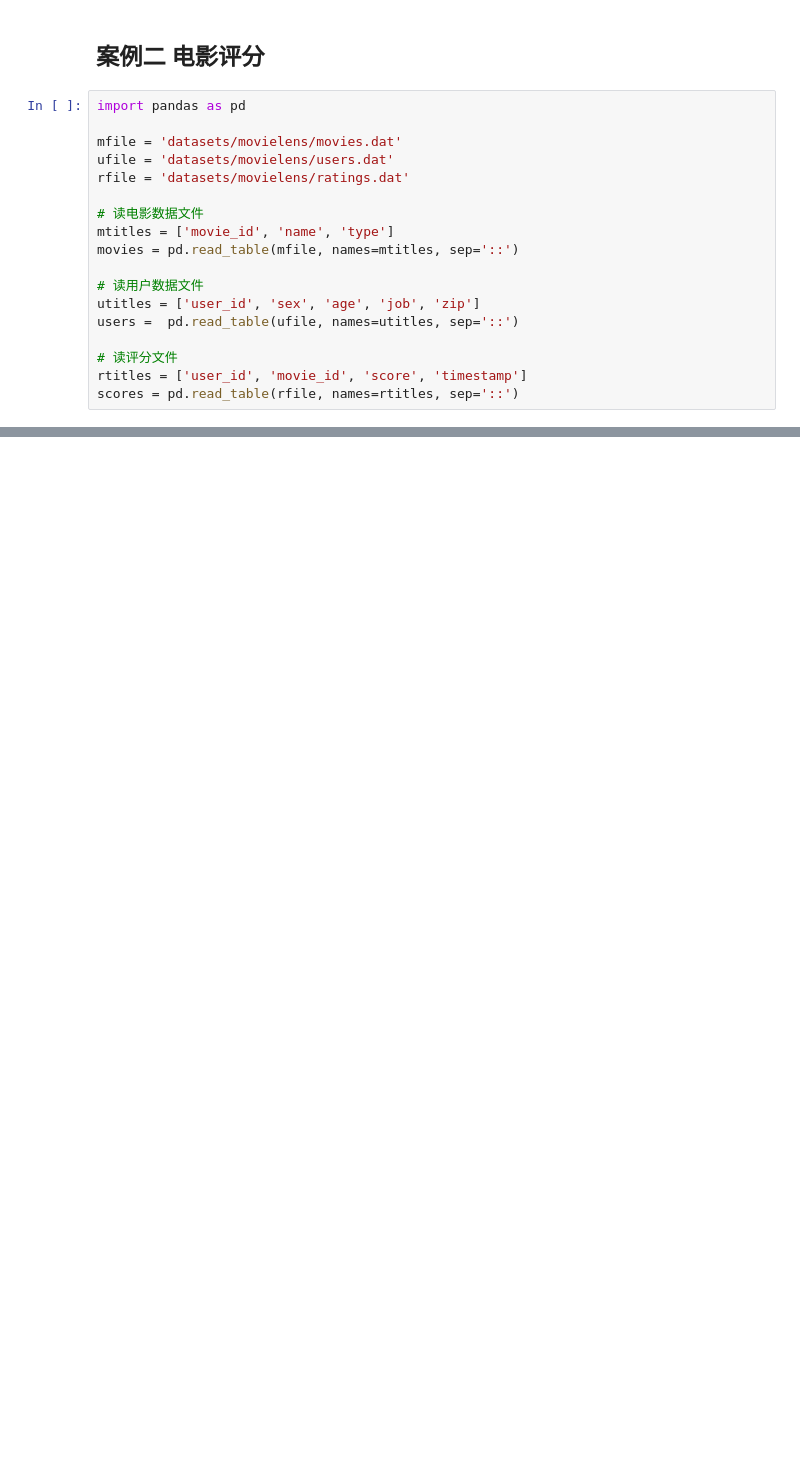
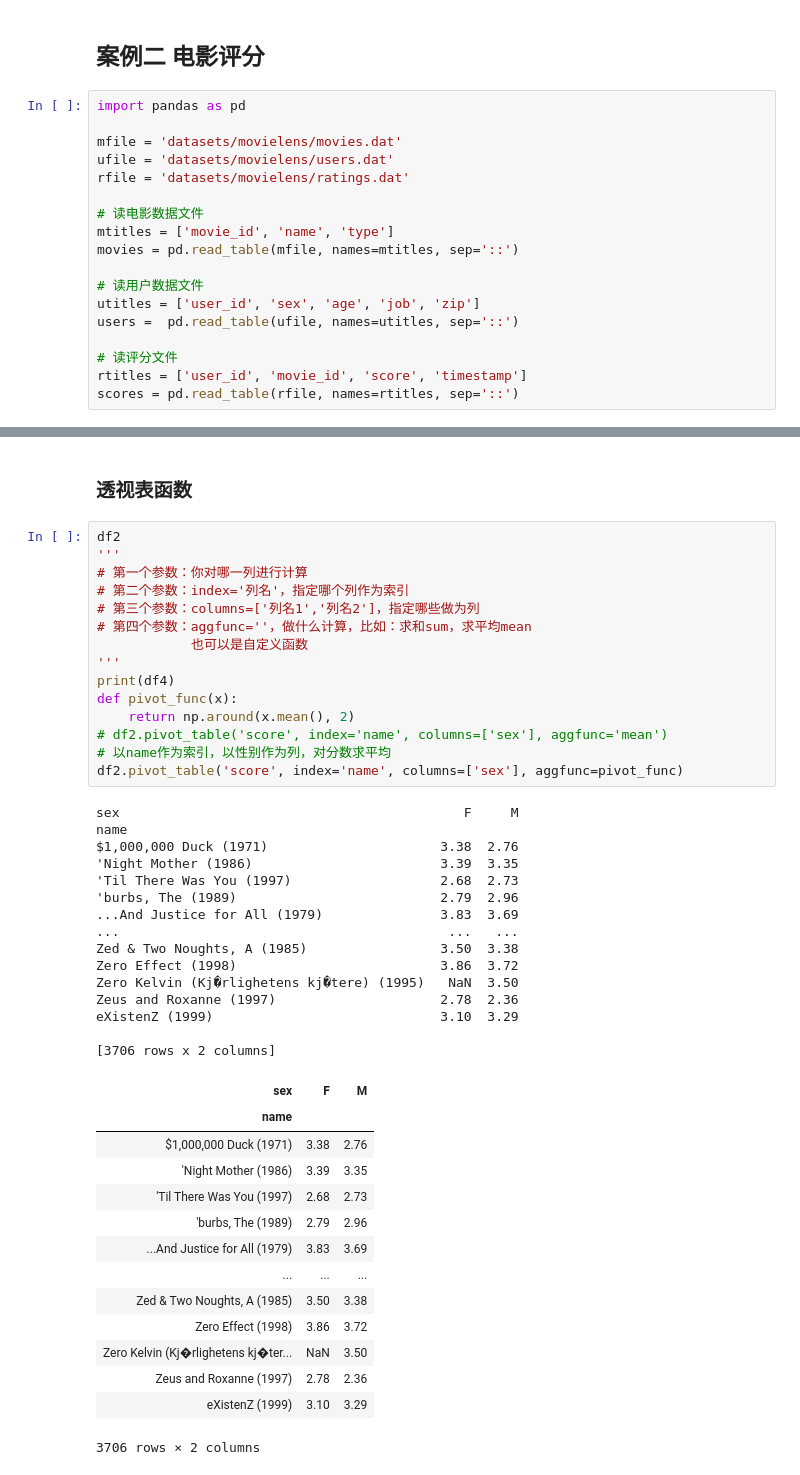
Before and after one commit to silianpan/pydata-book, a Jupyter notebook: case2.ipynb, the cells around one changed output, grey strips where cells are left out. Cells and saved outputs as stored; diff of their text form; blank space fills up the shorter version.

```diff
--- a/case2.ipynb
+++ b/case2.ipynb
@@ -54,0 +101,47 @@ df4 = df3.unstack()
+# %% [markdown]
+### 透视表函数
+# %%
+df2
+'''
+# 第一个参数：你对哪一列进行计算
+# 第二个参数：index='列名'，指定哪个列作为索引
+# 第三个参数：columns=['列名1','列名2']，指定哪些做为列
+# 第四个参数：aggfunc=''，做什么计算，比如：求和sum，求平均mean
+            也可以是自定义函数
+'''
+print(df4)
+def pivot_func(x):
+    return np.around(x.mean(), 2)
+# df2.pivot_table('score', index='name', columns=['sex'], aggfunc='mean')
+# 以name作为索引，以性别作为列，对分数求平均
+df2.pivot_table('score', index='name', columns=['sex'], aggfunc=pivot_func)
+# %% [output]
+sex                                            F     M
+name
+$1,000,000 Duck (1971)                      3.38  2.76
+'Night Mother (1986)                        3.39  3.35
+'Til There Was You (1997)                   2.68  2.73
+'burbs, The (1989)                          2.79  2.96
+...And Justice for All (1979)               3.83  3.69
+...                                          ...   ...
+Zed & Two Noughts, A (1985)                 3.50  3.38
+Zero Effect (1998)                          3.86  3.72
+Zero Kelvin (Kj�rlighetens kj�tere) (1995)   NaN  3.50
+Zeus and Roxanne (1997)                     2.78  2.36
+eXistenZ (1999)                             3.10  3.29
+
+[3706 rows x 2 columns]
+| sex | F | M |
+| name |  |  |
+| $1,000,000 Duck (1971) | 3.38 | 2.76 |
+| 'Night Mother (1986) | 3.39 | 3.35 |
+| 'Til There Was You (1997) | 2.68 | 2.73 |
+| 'burbs, The (1989) | 2.79 | 2.96 |
+| ...And Justice for All (1979) | 3.83 | 3.69 |
+| ... | ... | ... |
+| Zed & Two Noughts, A (1985) | 3.50 | 3.38 |
+| Zero Effect (1998) | 3.86 | 3.72 |
+| Zero Kelvin (Kj�rlighetens kj�ter... | NaN | 3.50 |
+| Zeus and Roxanne (1997) | 2.78 | 2.36 |
+| eXistenZ (1999) | 3.10 | 3.29 |
+3706 rows × 2 columns
```
Also changed, not shown: parts of 4 cells of this notebook, 3 other files.
